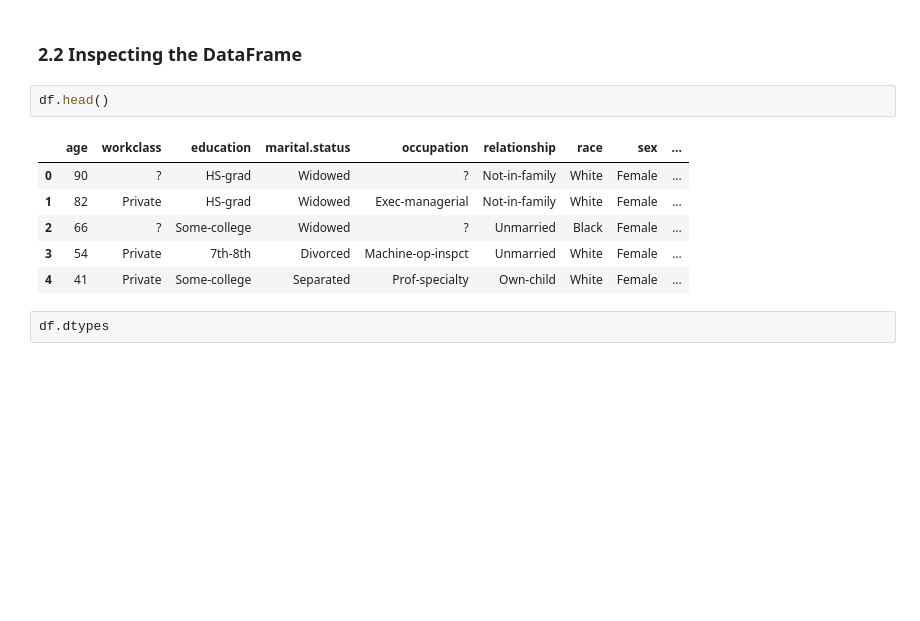
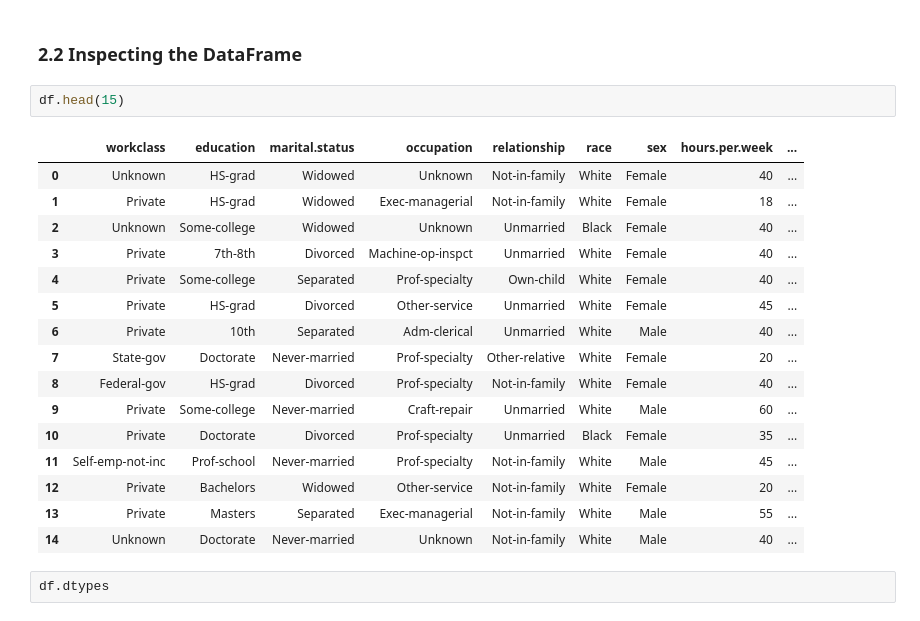
Before and after one commit to Jenson0411/AI-Techniques-Presentaion, a Jupyter notebook: panda.ipynb, the cells around one changed output. Saved outputs shown, nothing was run; the diff lists cells and outputs as text; blank space fills up the shorter version.

```diff
--- a/panda.ipynb
+++ b/panda.ipynb
@@ -114,14 +136,24 @@ df = pd.read_csv('adult.csv')
 # %% [markdown]
 ### 2.2 Inspecting the DataFrame
 # %%
-df.head()
+df.head(15)
 # %% [output]
-|  | age | workclass | education | marital.status | occupation | relationship | race | sex | ... |
-| 0 | 90 | ? | HS-grad | Widowed | ? | Not-in-family | White | Female | ... |
-| 1 | 82 | Private | HS-grad | Widowed | Exec-managerial | Not-in-family | White | Female | ... |
-| 2 | 66 | ? | Some-college | Widowed | ? | Unmarried | Black | Female | ... |
-| 3 | 54 | Private | 7th-8th | Divorced | Machine-op-inspct | Unmarried | White | Female | ... |
-| 4 | 41 | Private | Some-college | Separated | Prof-specialty | Own-child | White | Female | ... |
+|  | workclass | education | marital.status | occupation | relationship | race | sex | hours.per.week | ... |
+| 0 | Unknown | HS-grad | Widowed | Unknown | Not-in-family | White | Female | 40 | ... |
+| 1 | Private | HS-grad | Widowed | Exec-managerial | Not-in-family | White | Female | 18 | ... |
+| 2 | Unknown | Some-college | Widowed | Unknown | Unmarried | Black | Female | 40 | ... |
+| 3 | Private | 7th-8th | Divorced | Machine-op-inspct | Unmarried | White | Female | 40 | ... |
+| 4 | Private | Some-college | Separated | Prof-specialty | Own-child | White | Female | 40 | ... |
+| 5 | Private | HS-grad | Divorced | Other-service | Unmarried | White | Female | 45 | ... |
+| 6 | Private | 10th | Separated | Adm-clerical | Unmarried | White | Male | 40 | ... |
+| 7 | State-gov | Doctorate | Never-married | Prof-specialty | Other-relative | White | Female | 20 | ... |
+| 8 | Federal-gov | HS-grad | Divorced | Prof-specialty | Not-in-family | White | Female | 40 | ... |
+| 9 | Private | Some-college | Never-married | Craft-repair | Unmarried | White | Male | 60 | ... |
+| 10 | Private | Doctorate | Divorced | Prof-specialty | Unmarried | Black | Female | 35 | ... |
+| 11 | Self-emp-not-inc | Prof-school | Never-married | Prof-specialty | Not-in-family | White | Male | 45 | ... |
+| 12 | Private | Bachelors | Widowed | Other-service | Not-in-family | White | Female | 20 | ... |
+| 13 | Private | Masters | Separated | Exec-managerial | Not-in-family | White | Male | 55 | ... |
+| 14 | Unknown | Doctorate | Never-married | Unknown | Not-in-family | White | Male | 40 | ... |
 # %%
 df.dtypes
 # %% [output]
```
Also changed, not shown: parts of 8 cells of this notebook.
